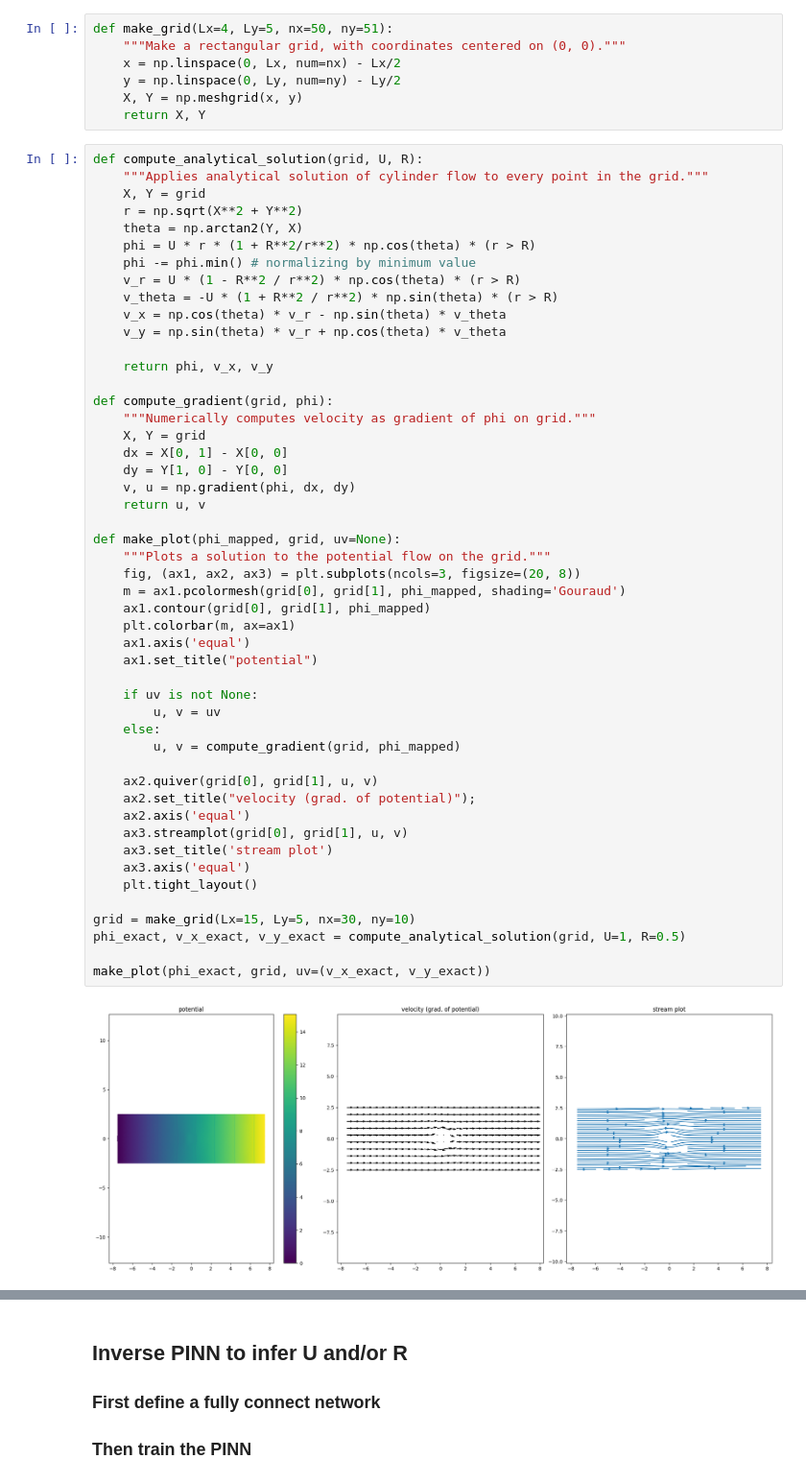
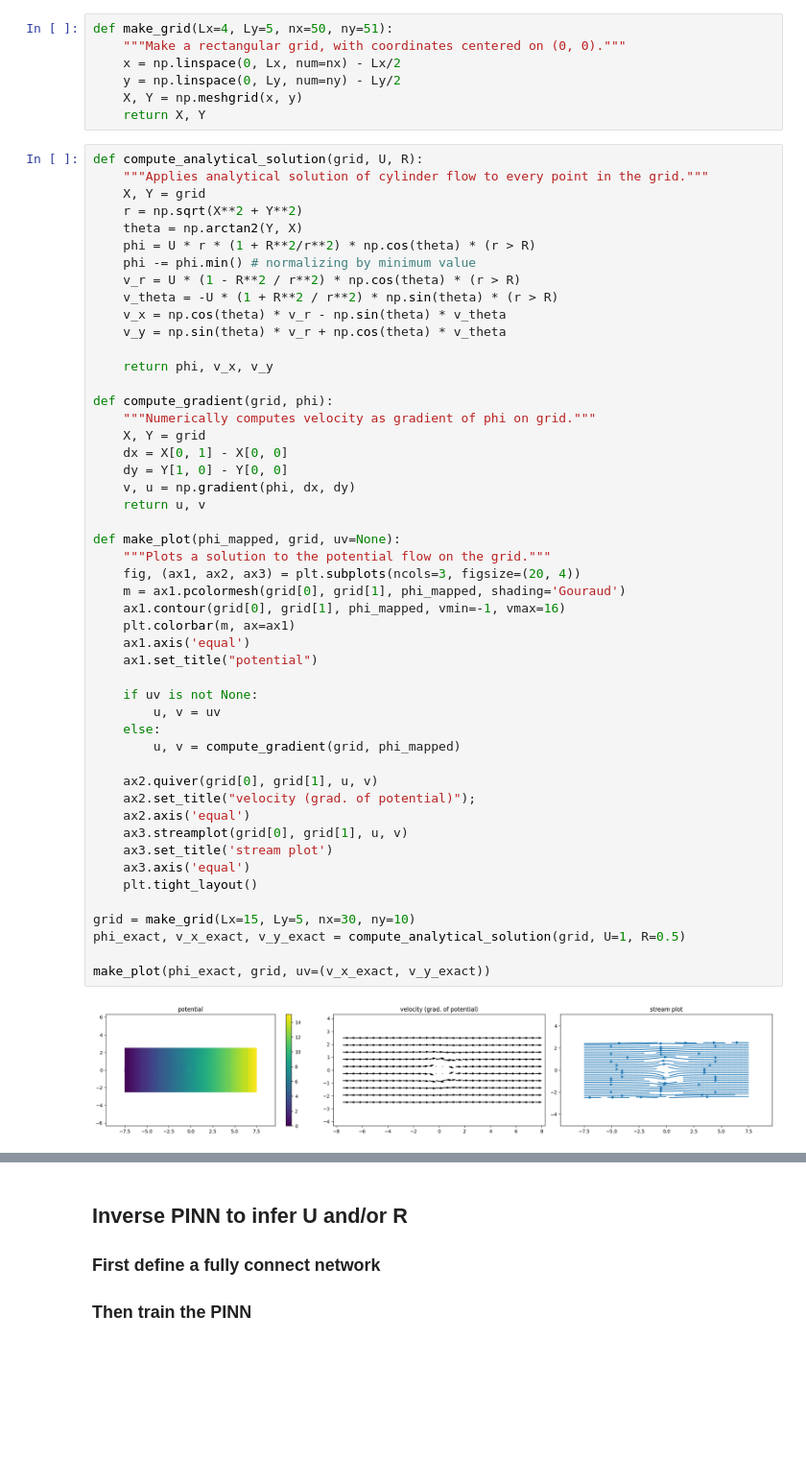
Before and after one commit to ahallback/DTU-PINN-project, a Jupyter notebook: 2D_Potential_Flow_Cylinder ahal.ipynb, the cells around one changed output, grey strips where cells are left out. Shown: that part at 96% size. Saved outputs shown, nothing was run; the diff lists cells and outputs as text; blank space fills up the shorter version.

```diff
--- a/2D_Potential_Flow_Cylinder ahal.ipynb
+++ b/2D_Potential_Flow_Cylinder ahal.ipynb
@@ -66,33 +66,33 @@ def compute_gradient(grid, phi):
     dx = X[0, 1] - X[0, 0]
     dy = Y[1, 0] - Y[0, 0]
     v, u = np.gradient(phi, dx, dy)
     return u, v
 
 def make_plot(phi_mapped, grid, uv=None):
     """Plots a solution to the potential flow on the grid."""
-    fig, (ax1, ax2, ax3) = plt.subplots(ncols=3, figsize=(20, 8))
+    fig, (ax1, ax2, ax3) = plt.subplots(ncols=3, figsize=(20, 4))
     m = ax1.pcolormesh(grid[0], grid[1], phi_mapped, shading='Gouraud')
-    ax1.contour(grid[0], grid[1], phi_mapped)
+    ax1.contour(grid[0], grid[1], phi_mapped, vmin=-1, vmax=16)
     plt.colorbar(m, ax=ax1)
     ax1.axis('equal')
     ax1.set_title("potential")
 
     if uv is not None:
         u, v = uv
     else:
         u, v = compute_gradient(grid, phi_mapped)
 
     ax2.quiver(grid[0], grid[1], u, v)
     ax2.set_title("velocity (grad. of potential)");
     ax2.axis('equal')
     ax3.streamplot(grid[0], grid[1], u, v)
     ax3.set_title('stream plot')
     ax3.axis('equal')
     plt.tight_layout()
 
 grid = make_grid(Lx=15, Ly=5, nx=30, ny=10)
 phi_exact, v_x_exact, v_y_exact = compute_analytical_solution(grid, U=1, R=0.5)
 
 make_plot(phi_exact, grid, uv=(v_x_exact, v_y_exact))
 # %% [output]
-[figure, old version]
+[figure, new version]
```
Also changed, not shown: parts of 16 cells of this notebook.
